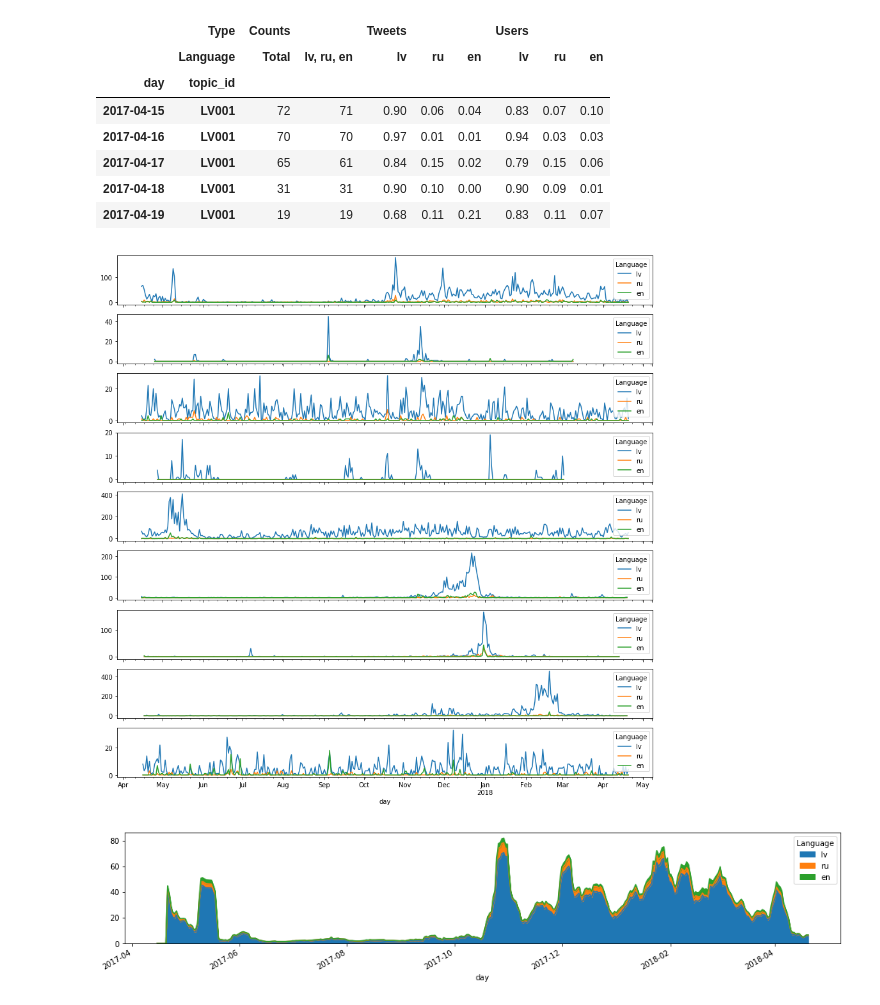
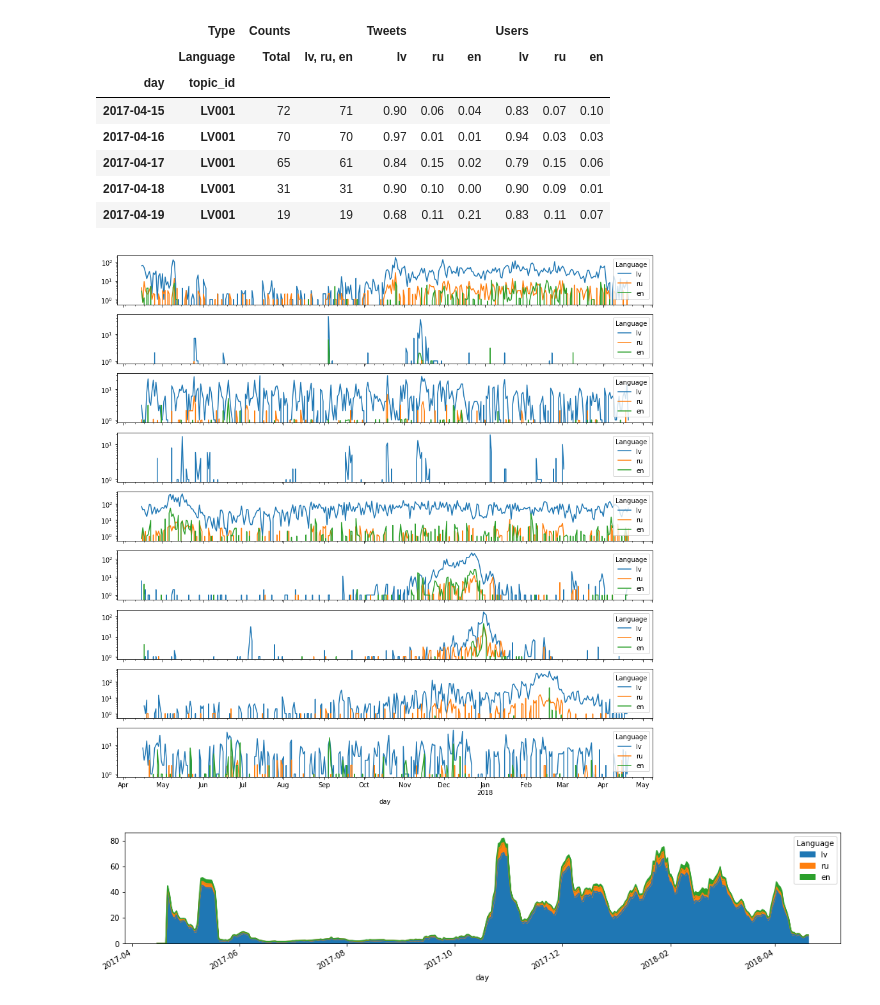
Before and after one commit to dimazest/2018-lv2, a Jupyter notebook: supplement/notebook.ipynb, the cells around one changed output. Cells and saved outputs as stored; diff of their text form; code cells hidden in the pictures.

```diff
--- a/supplement/notebook.ipynb
+++ b/supplement/notebook.ipynb
@@ -234,27 +234,28 @@ relevance_judgments_lang_pref_by_day.head()
 # %%
 fig, axs = plt.subplots(9, 1, sharex=True, sharey=False, figsize=(15, 3*5))
 
 axs = axs.flatten()
 
 topics = ['LV001', 'LV002', 'LV003', 'LV004', 'LV005', 'LV006', 'LV007', 'LV008', 'LV009']
 
 for topic, ax in zip (topics, axs):
 
     _ = (
         relevance_judgments_lang_pref_by_day.loc[(slice(None), topic), :]
         .resample('1d', level='day').sum()
     )
     (
         _['Tweets']
         .multiply(
             _['Counts', 'lv, ru, en'],
             axis='rows',
         )
     #     .rolling(window=2).mean()
-        .plot.line(ax=ax)
+        .plot.line(ax=ax, logy=True)
     );
+    fig.savefig('topics.pdf')
 # %% [output]
-[figure, old version]
+[figure, new version]
 # %%
 _ = relevance_judgments_lang_pref_by_day.loc[(slice(None), 'LV001'), :].reset_index('topic_id')
 
```
